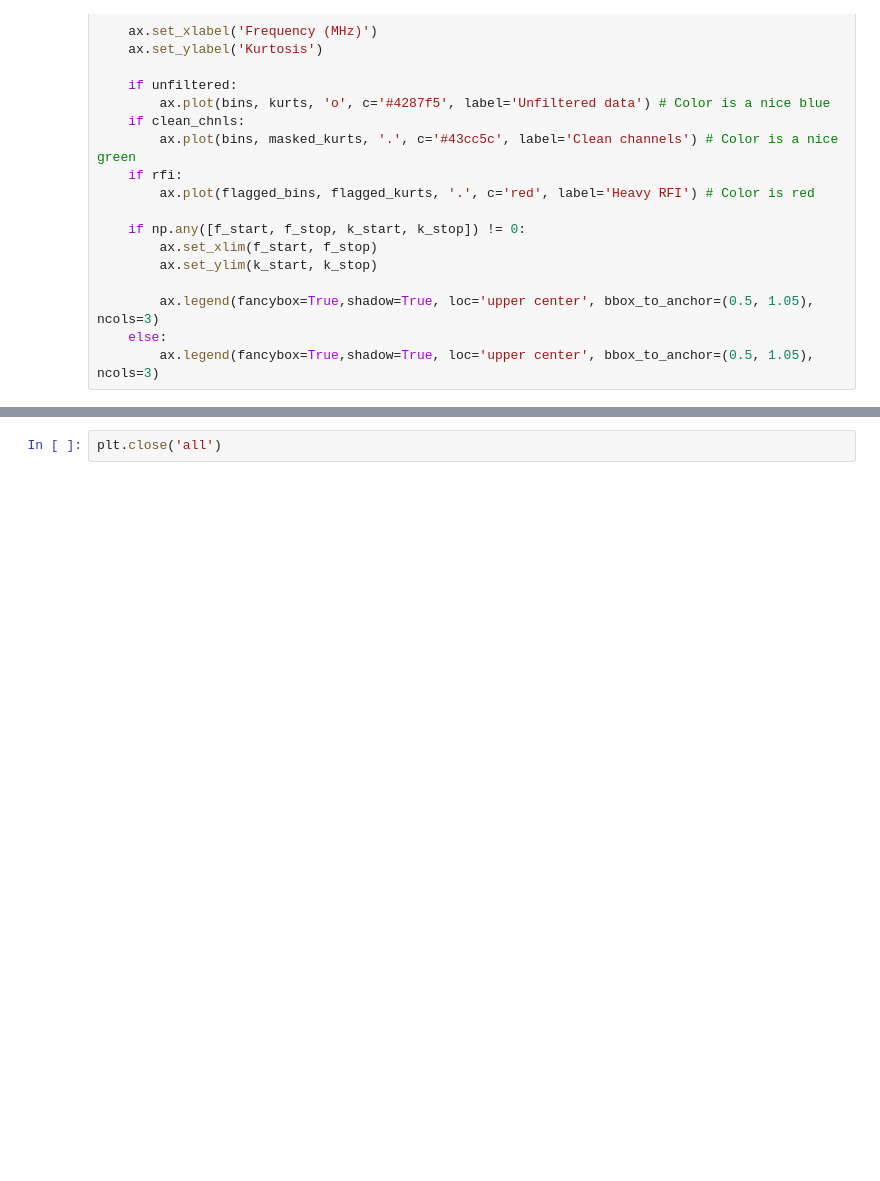
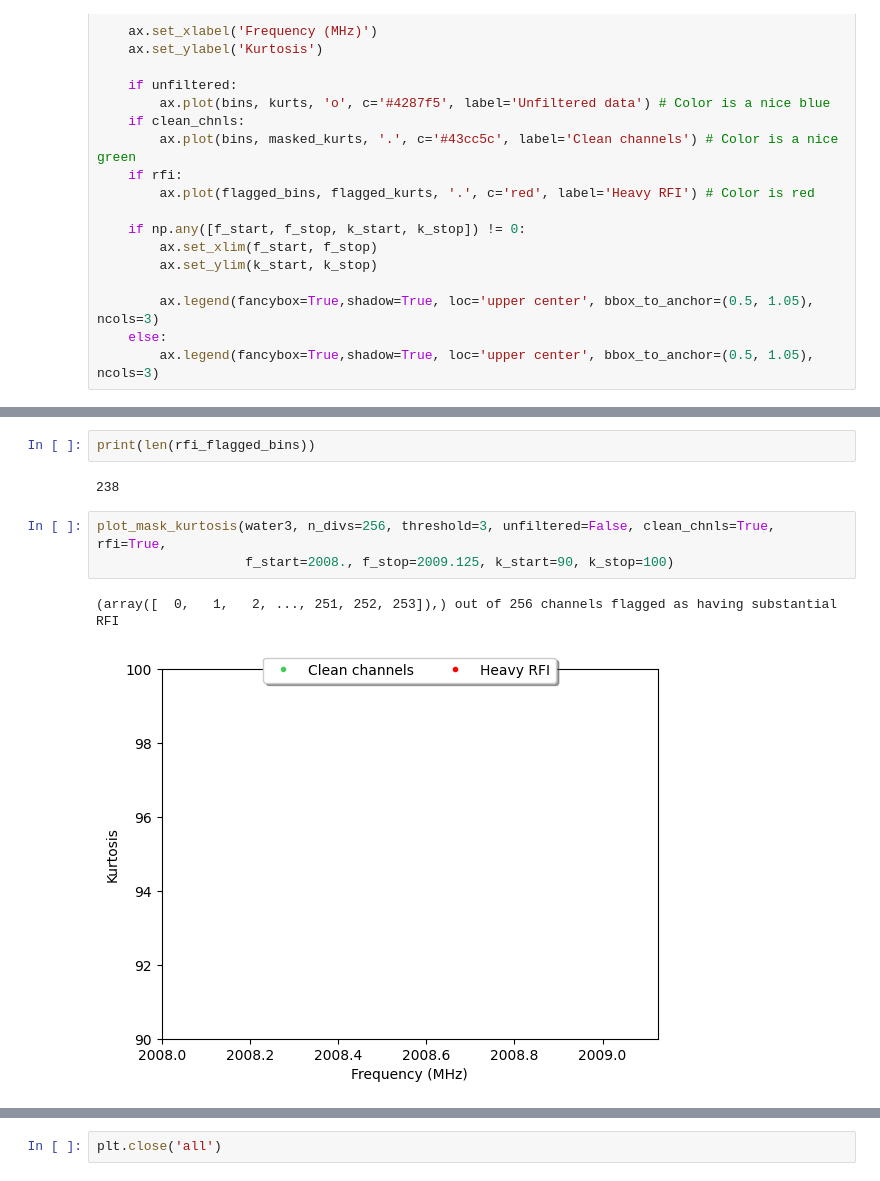
Before and after one commit to jareds-laf/playing-with-cosmic-data, a Jupyter notebook: filterbank/filterbank_rfi_id_kurtosis.ipynb, the cells around one changed output, grey strips where cells are left out. Saved outputs shown, nothing was run; the diff lists cells and outputs as text; blank space fills up the shorter version.

```diff
--- a/filterbank/filterbank_rfi_id_kurtosis.ipynb
+++ b/filterbank/filterbank_rfi_id_kurtosis.ipynb
@@ -328,0 +383,10 @@ water5.plot_waterfall(f_start=2024, f_stop=2026)
+# %%
+print(len(rfi_flagged_bins))
+# %% [output]
+238
+# %%
+plot_mask_kurtosis(water3, n_divs=256, threshold=3, unfiltered=False, clean_chnls=True, rfi=True,
+                   f_start=2008., f_stop=2009.125, k_start=90, k_stop=100)
+# %% [output]
+(array([  0,   1,   2, ..., 251, 252, 253]),) out of 256 channels flagged as having substantial RFI
+[figure, added]
```
Also changed, not shown: parts of 27 cells of this notebook.
